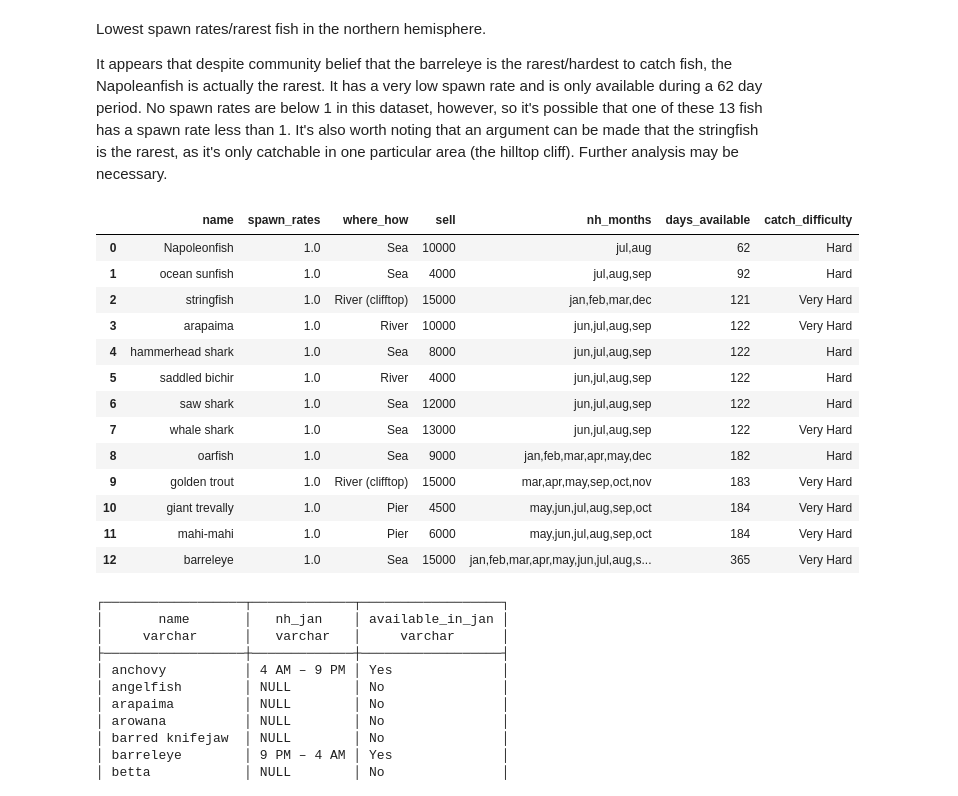
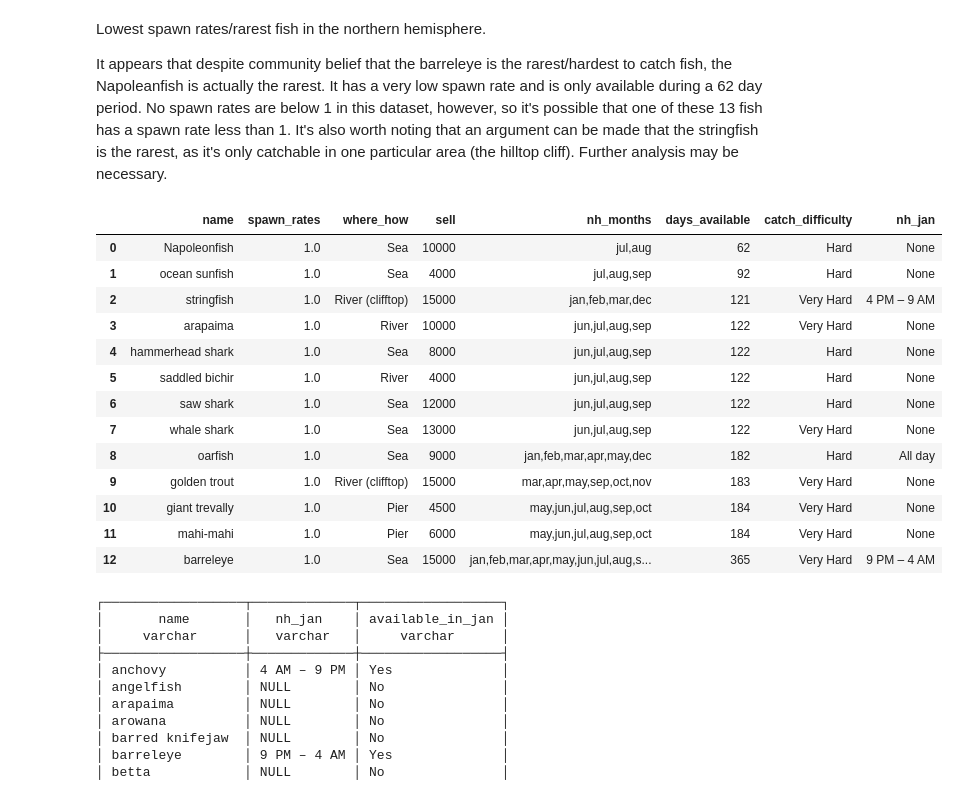
Before and after one commit to kiera-dev/ACNH_Colab_SQL, a Jupyter notebook: ACNH_Data.ipynb, the cells around one changed output. Cells and saved outputs as stored; diff of their text form; code cells hidden in the pictures.

Commit message:
Calc fish hours available

```diff
--- a/ACNH_Data.ipynb
+++ b/ACNH_Data.ipynb
@@ -980,46 +975,47 @@ It appears that despite community belief that the barreleye is the rarest/hardes
 # %%
 def calculate_days_available(nh_months):
     days_available = 0
     # Iterate through months
     for month in nh_months.split(','):
         if month == 'jan' or month == 'mar' or month == 'may' or month == 'jul' or month == 'aug' or month == 'oct' or month == 'dec':
             days_available += 31
         elif month == 'apr' or month == 'jun' or month == 'sep' or month == 'nov':
             days_available += 30
         elif month == 'feb':
             days_available += 28  # Assuming non-leap year
     return days_available
 
 fish_df['days_available'] = fish_df['nh_months'].apply(calculate_days_available)
 
 duckdb.sql("""
 SELECT
   name,
   spawn_rates,
   where_how,
   sell,
   nh_months,
   days_available,
-  catch_difficulty
+  catch_difficulty,
+  nh_jan
 FROM fish_df
 WHERE spawn_rates <= 1
 ORDER BY spawn_rates ASC, days_available ASC
 """).df()
 # %% [output]
-|  | name | spawn_rates | where_how | sell | nh_months | days_available | catch_difficulty |
-| 0 | Napoleonfish | 1.0 | Sea | 10000 | jul,aug | 62 | Hard |
-| 1 | ocean sunfish | 1.0 | Sea | 4000 | jul,aug,sep | 92 | Hard |
-| 2 | stringfish | 1.0 | River (clifftop) | 15000 | jan,feb,mar,dec | 121 | Very Hard |
-| 3 | arapaima | 1.0 | River | 10000 | jun,jul,aug,sep | 122 | Very Hard |
-| 4 | hammerhead shark | 1.0 | Sea | 8000 | jun,jul,aug,sep | 122 | Hard |
-| 5 | saddled bichir | 1.0 | River | 4000 | jun,jul,aug,sep | 122 | Hard |
-| 6 | saw shark | 1.0 | Sea | 12000 | jun,jul,aug,sep | 122 | Hard |
-| 7 | whale shark | 1.0 | Sea | 13000 | jun,jul,aug,sep | 122 | Very Hard |
-| 8 | oarfish | 1.0 | Sea | 9000 | jan,feb,mar,apr,may,dec | 182 | Hard |
-| 9 | golden trout | 1.0 | River (clifftop) | 15000 | mar,apr,may,sep,oct,nov | 183 | Very Hard |
-| 10 | giant trevally | 1.0 | Pier | 4500 | may,jun,jul,aug,sep,oct | 184 | Very Hard |
-| 11 | mahi-mahi | 1.0 | Pier | 6000 | may,jun,jul,aug,sep,oct | 184 | Very Hard |
-| 12 | barreleye | 1.0 | Sea | 15000 | jan,feb,mar,apr,may,jun,jul,aug,s... | 365 | Very Hard |
+|  | name | spawn_rates | where_how | sell | nh_months | days_available | catch_difficulty | nh_jan |
+| 0 | Napoleonfish | 1.0 | Sea | 10000 | jul,aug | 62 | Hard | None |
+| 1 | ocean sunfish | 1.0 | Sea | 4000 | jul,aug,sep | 92 | Hard | None |
+| 2 | stringfish | 1.0 | River (clifftop) | 15000 | jan,feb,mar,dec | 121 | Very Hard | 4 PM – 9 AM |
+| 3 | arapaima | 1.0 | River | 10000 | jun,jul,aug,sep | 122 | Very Hard | None |
+| 4 | hammerhead shark | 1.0 | Sea | 8000 | jun,jul,aug,sep | 122 | Hard | None |
+| 5 | saddled bichir | 1.0 | River | 4000 | jun,jul,aug,sep | 122 | Hard | None |
+| 6 | saw shark | 1.0 | Sea | 12000 | jun,jul,aug,sep | 122 | Hard | None |
+| 7 | whale shark | 1.0 | Sea | 13000 | jun,jul,aug,sep | 122 | Very Hard | None |
+| 8 | oarfish | 1.0 | Sea | 9000 | jan,feb,mar,apr,may,dec | 182 | Hard | All day |
+| 9 | golden trout | 1.0 | River (clifftop) | 15000 | mar,apr,may,sep,oct,nov | 183 | Very Hard | None |
+| 10 | giant trevally | 1.0 | Pier | 4500 | may,jun,jul,aug,sep,oct | 184 | Very Hard | None |
+| 11 | mahi-mahi | 1.0 | Pier | 6000 | may,jun,jul,aug,sep,oct | 184 | Very Hard | None |
+| 12 | barreleye | 1.0 | Sea | 15000 | jan,feb,mar,apr,may,jun,jul,aug,s... | 365 | Very Hard | 9 PM – 4 AM |
 # %%
 duckdb.sql("""
 SELECT
```
Also changed, not shown: parts of 9 cells of this notebook.
